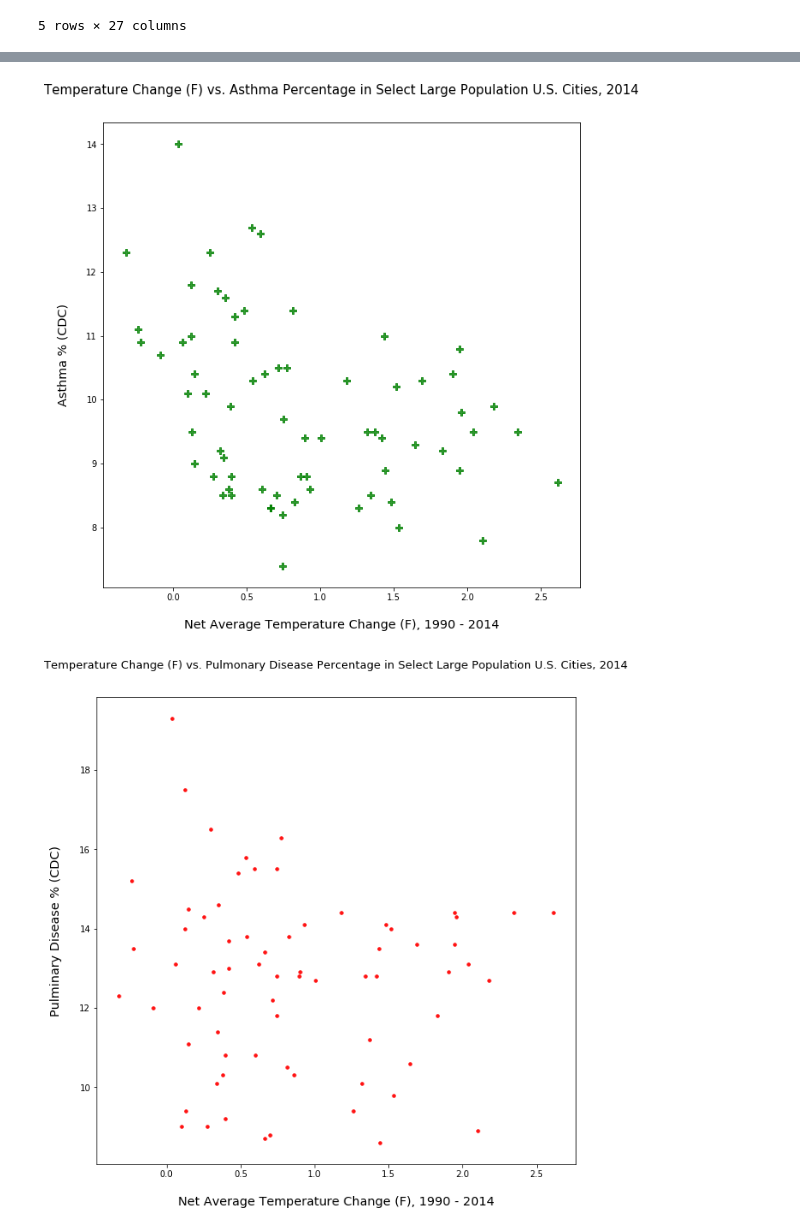
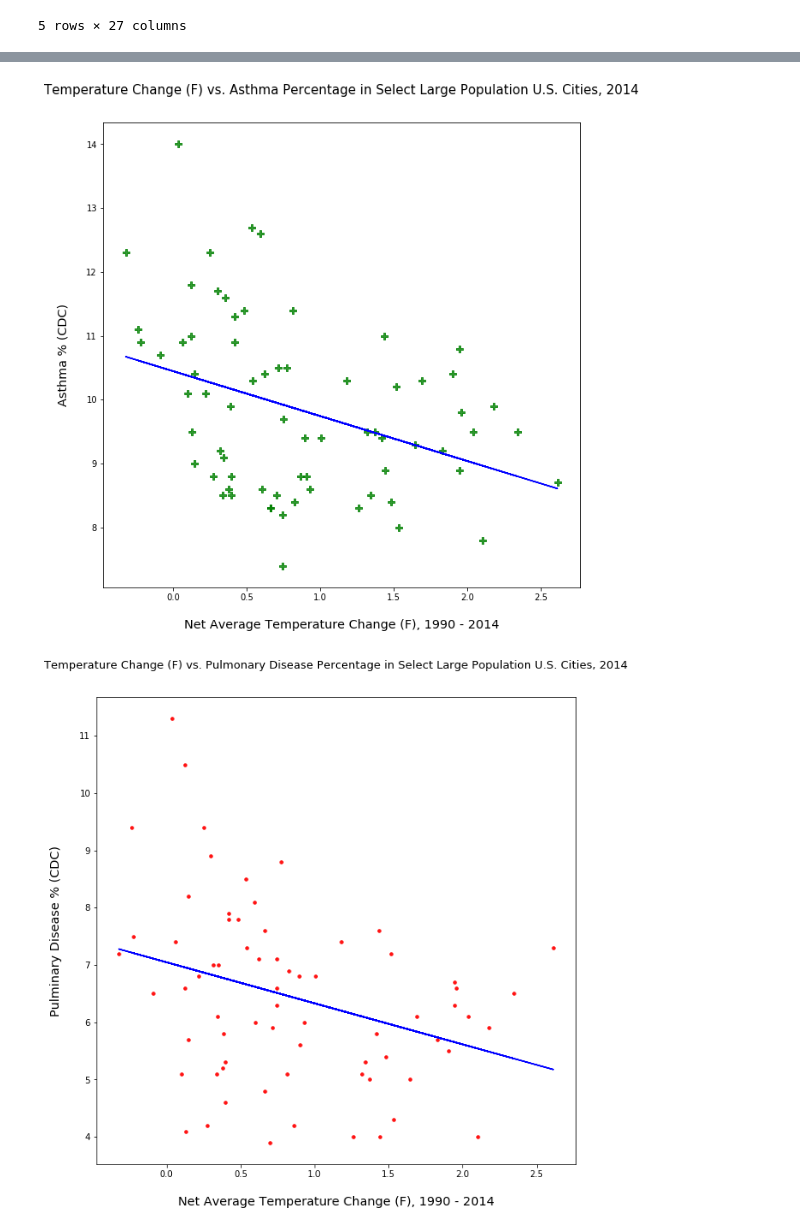
Before and after one commit to petefarq/project1, a Jupyter notebook: Temperature Visualizations.ipynb, the cells around one changed output, grey strips where cells are left out. Saved outputs shown, nothing was run; the diff lists cells and outputs as text; code cells hidden in the pictures.

```diff
--- a/Temperature Visualizations.ipynb
+++ b/Temperature Visualizations.ipynb
@@ -122,6 +131,11 @@ ttl.set_position([.5, 1.05])
 # Plot the Series
 ax.scatter(avg_temp_change, asthma, color= "green", marker="P", s= 50, alpha=.80)
 
+# Regression Line
+z = np.polyfit(avg_temp_change, asthma, 1)
+p = np.poly1d(z)
+pylab.plot(avg_temp_change,p(avg_temp_change),"blue")
+
 
 # Show Figure
 plt.show()
@@ -129,38 +143,43 @@ plt.show()
 # Save Figure
 fig.savefig("Visualizations/Avg. Temp Change (F) 2014 vs. Asthma.png")
 # %% [output]
-[figure, old version]
+[figure, new version]
 # %%
 # Create Temp Change vs. Pulminary Disease % Visualization
 # =============================
 
 # Change the Figure Size
 fig, ax = plt.subplots(figsize=(10,10))
 
 # Create Variables for the Series
 avg_temp_change = cities_df["Avg Temp Change (F)"]
 pd_pct = cities_df["Pulminary Disease %"]
 
 
 # Create the x & y labels
 ax.set_xlabel("Net Average Temperature Change (F), 1990 - 2014", size= "x-large", labelpad= 20)
 ax.set_ylabel("Pulminary Disease % (CDC)", size= "x-large", labelpad= 20)
 
 # Create the Title
 ax.set_title("Temperature Change (F) vs. Pulmonary Disease Percentage in Select Large Population U.S. Cities, 2014", size= 13)
 
 # Add Space Under the Title
 ttl = ax.title
 ttl.set_position([.5, 1.05])
 
 # Plot the Series
-ax.scatter(avg_temp_change, poor_health, color= "red", marker=".", s= 50, alpha=.90)
+ax.scatter(avg_temp_change, pd_pct, color= "red", marker=".", s= 50, alpha=.90)
+
+# Regression Line
+z = np.polyfit(avg_temp_change, pd_pct, 1)
+p = np.poly1d(z)
+pylab.plot(avg_temp_change,p(avg_temp_change),"blue")
 
 
 # Show Figure
 plt.show()
 
 # Save Figure
 fig.savefig("Visualizations/Avg. Temp Change (F) 2014 vs. Pulmonary Disease.png")
 # %% [output]
-[figure, old version]
+[figure, new version]
```
Also changed, not shown: parts of 2 cells of this notebook, 4 other files.
